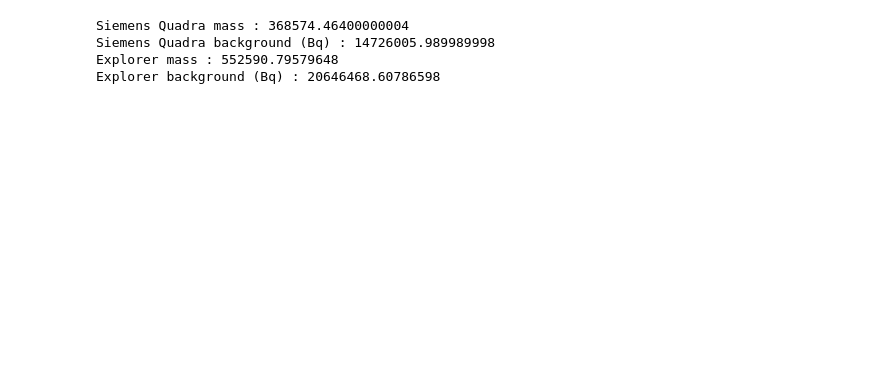
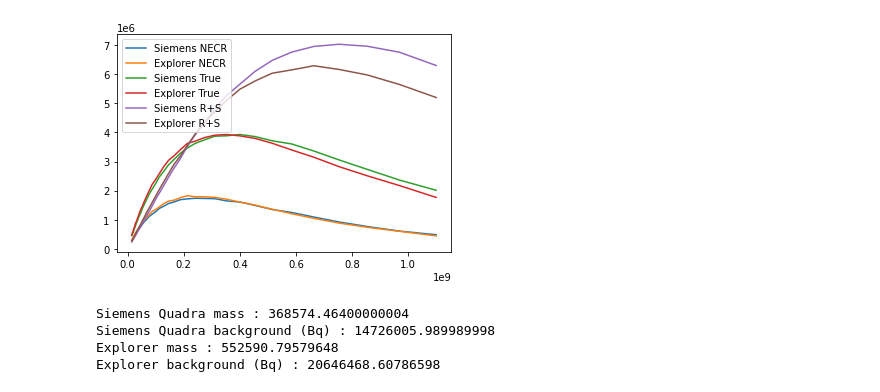
Before and after one commit to bwynneHEP/SimplePetScanner, a Jupyter notebook: analysis/NECRstudy.ipynb, the cells around one changed output. Cells and saved outputs as stored; diff of their text form; code cells hidden in the pictures; blank space fills up the shorter version.

```diff
--- a/analysis/NECRstudy.ipynb
+++ b/analysis/NECRstudy.ipynb
@@ -61,3 +56,15 @@ mpl.show()
+# %%
+labels = [ "Siemens NECR", "Explorer NECR", "Siemens True", "Explorer True", "Siemens R+S", "Explorer R+S" ]
+mpl.plot( activityAtTimeSiemens, necrAtTimeSiemens, label=labels[0] )
+mpl.plot( activityAtTimeExplorer, necrAtTimeExplorer, label=labels[1] )
+mpl.plot( activityAtTimeSiemens, trueAtTimeSiemens, label=labels[2] )
+mpl.plot( activityAtTimeExplorer, trueAtTimeExplorer, label=labels[3] )
+mpl.plot( activityAtTimeSiemens, rPlusSAtTimeSiemens, label=labels[4] )
+mpl.plot( activityAtTimeExplorer, rPlusSAtTimeExplorer, label=labels[5] )
+mpl.legend( labels )
+mpl.show()
+# %% [output]
+[figure, added]
 # %%
 # Debug information about the background
 print( "Siemens Quadra mass :", sqp.DetectorMass() )
```
Also changed, not shown: parts of 3 cells of this notebook.
